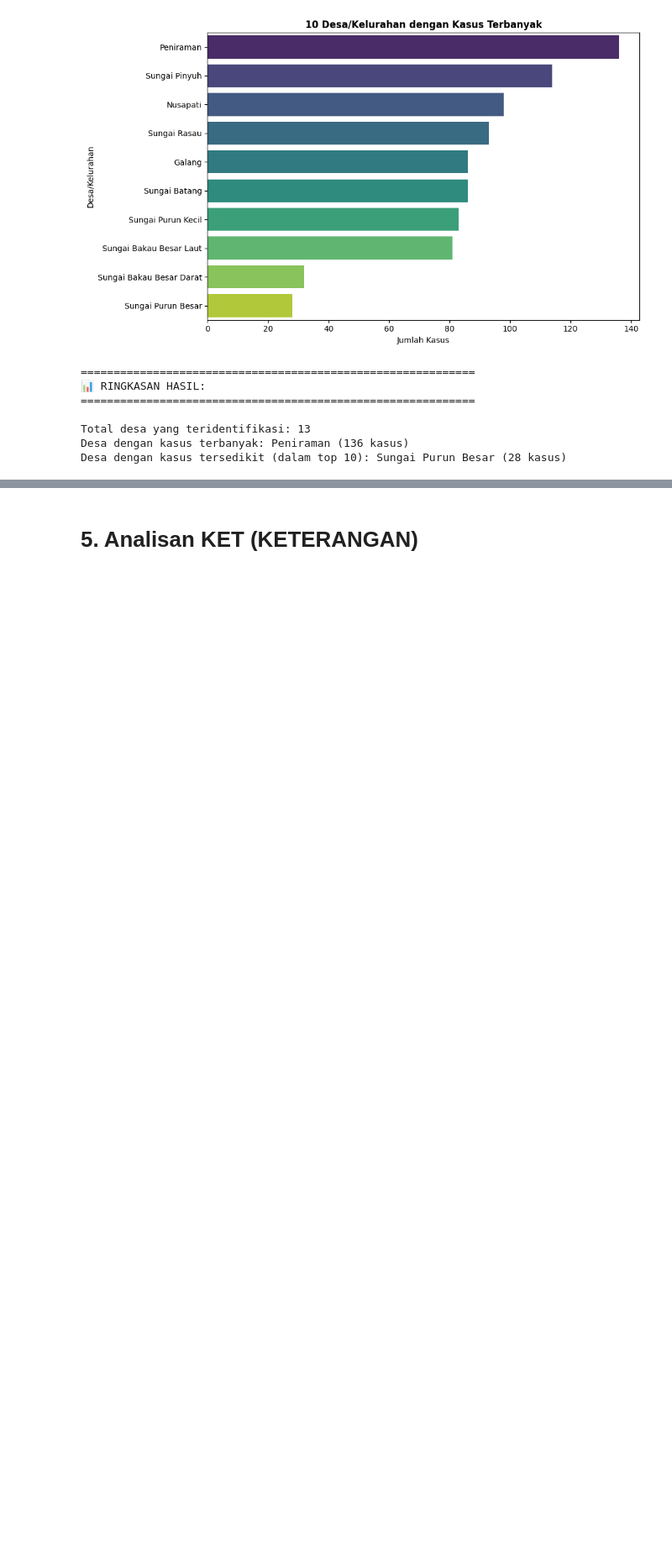
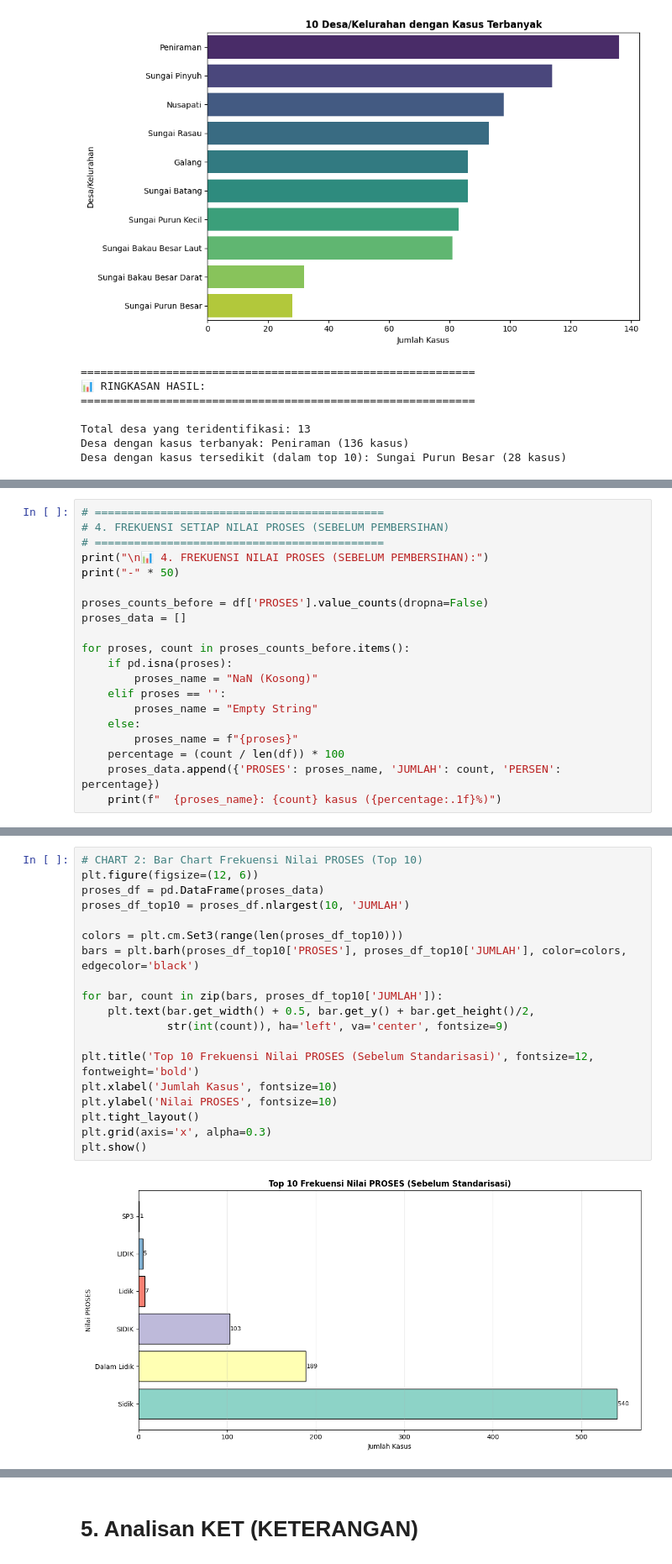
Before and after one commit to Arfandiii/Criminal_Case_Classification, a Jupyter notebook: 03_data_preparation/data_preparation.ipynb, the cells around one changed output, grey strips where cells are left out. Shown at 84% size. Drawn from its saved outputs; the diff is of its cells as text; blank space fills up the shorter version.

```diff
--- a/03_data_preparation/data_preparation.ipynb
+++ b/03_data_preparation/data_preparation.ipynb
@@ -712,0 +815,20 @@ Desa dengan kasus tersedikit (dalam top 10): Sungai Purun Besar (28 kasus)
+# %%
+# ============================================
+# 4. FREKUENSI SETIAP NILAI PROSES (SEBELUM PEMBERSIHAN)
+# ============================================
+print("\n📊 4. FREKUENSI NILAI PROSES (SEBELUM PEMBERSIHAN):")
+print("-" * 50)
+
+proses_counts_before = df['PROSES'].value_counts(dropna=False)
+proses_data = []
+
+for proses, count in proses_counts_before.items():
+    if pd.isna(proses):
+        proses_name = "NaN (Kosong)"
+    elif proses == '':
+        proses_name = "Empty String"
+    else:
+        proses_name = f"{proses}"
+    percentage = (count / len(df)) * 100
+    proses_data.append({'PROSES': proses_name, 'JUMLAH': count, 'PERSEN': percentage})
+    print(f"  {proses_name}: {count} kasus ({percentage:.1f}%)")
@@ -712,0 +844,21 @@ Desa dengan kasus tersedikit (dalam top 10): Sungai Purun Besar (28 kasus)
+# %%
+# CHART 2: Bar Chart Frekuensi Nilai PROSES (Top 10)
+plt.figure(figsize=(12, 6))
+proses_df = pd.DataFrame(proses_data)
+proses_df_top10 = proses_df.nlargest(10, 'JUMLAH')
+
+colors = plt.cm.Set3(range(len(proses_df_top10)))
+bars = plt.barh(proses_df_top10['PROSES'], proses_df_top10['JUMLAH'], color=colors, edgecolor='black')
+
+for bar, count in zip(bars, proses_df_top10['JUMLAH']):
+    plt.text(bar.get_width() + 0.5, bar.get_y() + bar.get_height()/2,
+             str(int(count)), ha='left', va='center', fontsize=9)
+
+plt.title('Top 10 Frekuensi Nilai PROSES (Sebelum Standarisasi)', fontsize=12, fontweight='bold')
+plt.xlabel('Jumlah Kasus', fontsize=10)
+plt.ylabel('Nilai PROSES', fontsize=10)
+plt.tight_layout()
+plt.grid(axis='x', alpha=0.3)
+plt.show()
+# %% [output]
+[figure, added]
```
Also changed, not shown: parts of 17 cells of this notebook, 8 other files.
